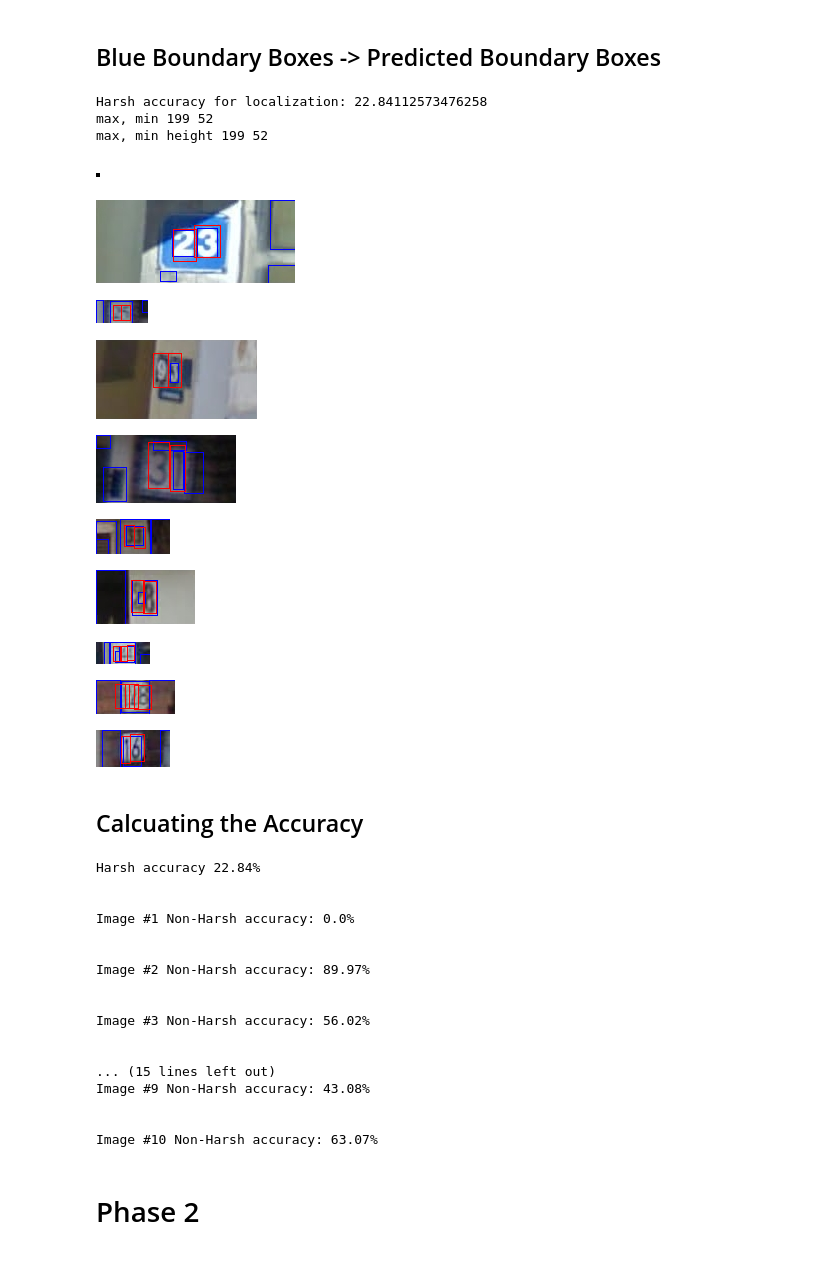
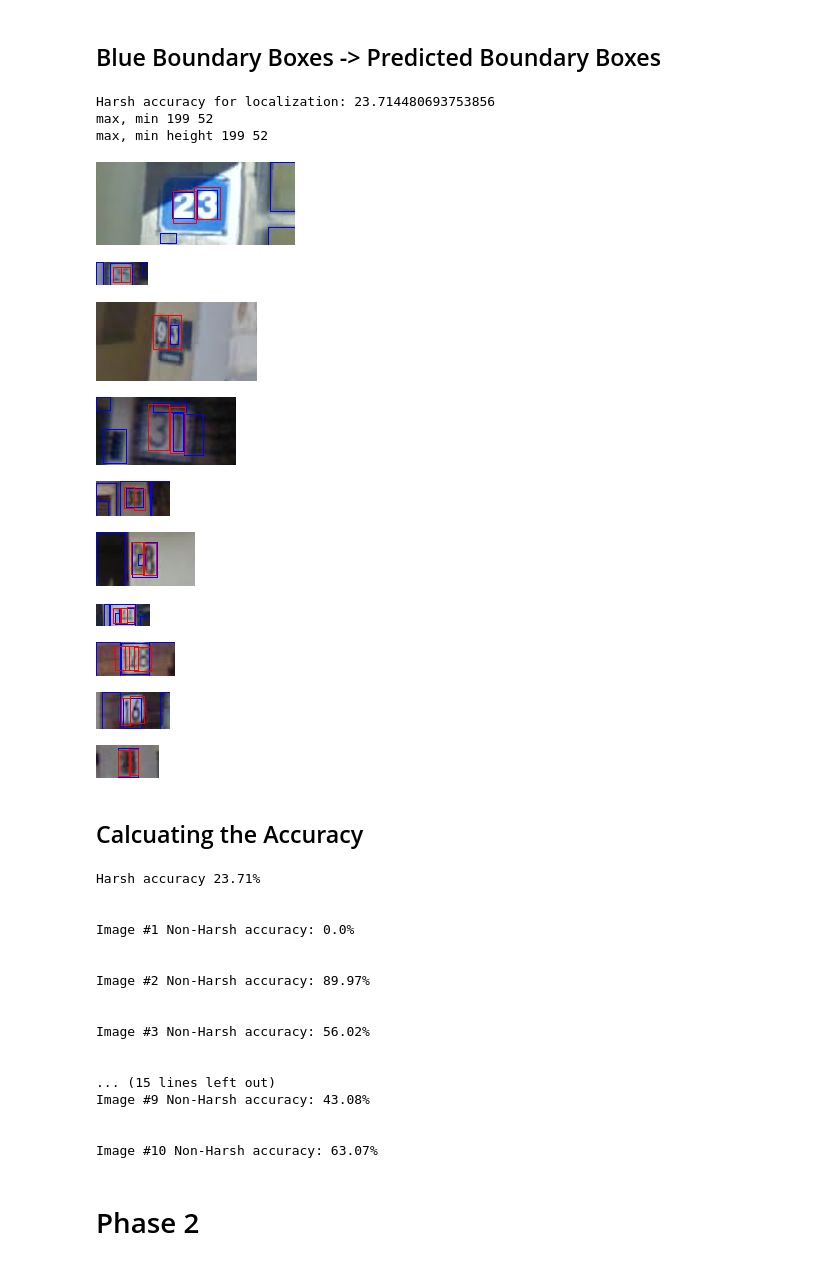
Before and after one commit to Ahmed-Sameh-MM/Computer-Vision-Project, a Jupyter notebook: output_notebook.ipynb, the cells around one changed output. Cells and saved outputs as stored; diff of their text form; code cells hidden in the pictures.

```diff
--- a/output_notebook.ipynb
+++ b/output_notebook.ipynb
@@ -23,29 +23,29 @@ training_images = RealData().read_images_from_json(file_name='training.json')
 # %%
 # number_of_images -> number of images to be displayed
 
 number_of_images = 10 # change this to obtain the desired number of images (max. 33,402 images)
 
 result = Localize().localize_digits(images=training_images, number_of_images=number_of_images, show_images=False)
 
 images = result.images
 
-for i in range( number_of_images ):
+for i in range( 1, number_of_images + 1 ):
     OutImg = cv2.imencode('.png', images[i].data)[1]
     display(Image(OutImg))
 # %% [output]
-Harsh accuracy for localization: 22.84112573476258
+Harsh accuracy for localization: 23.714480693753856
 max, min 199 52
 max, min height 199 52
-[figure, old version]
+[figure, new version]
-[figure, old version]
+[figure, new version]
-[figure, old version]
+[figure, new version]
-[figure, old version]
+[figure, new version]
-[figure, old version]
+[figure, new version]
-[figure, old version]
+[figure, new version]
-[figure, old version]
+[figure, new version]
-[figure, old version]
+[figure, new version]
-[figure, old version]
+[figure, new version]
-[figure, old version]
+[figure, new version]
 # %% [markdown]
 ## Calcuating the Accuracy
 # %%
@@ -64,7 +64,7 @@ for i in range( number_of_images ):
     print('Image #' +  str(i+1) + " Non-Harsh accuracy: " + str(round(non_harsh_accuracy * 100, 2)) + '%')
     print('\n')
 # %% [output]
-Harsh accuracy 22.84%
+Harsh accuracy 23.71%
 
 
 Image #1 Non-Harsh accuracy: 0.0%
```
Also changed, not shown: parts of 4 cells of this notebook, 5 other files.
